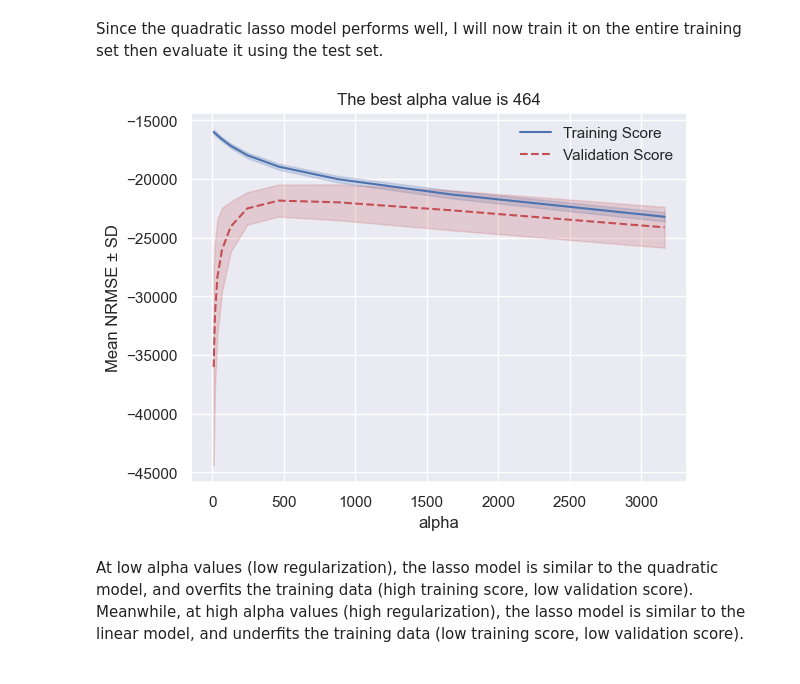
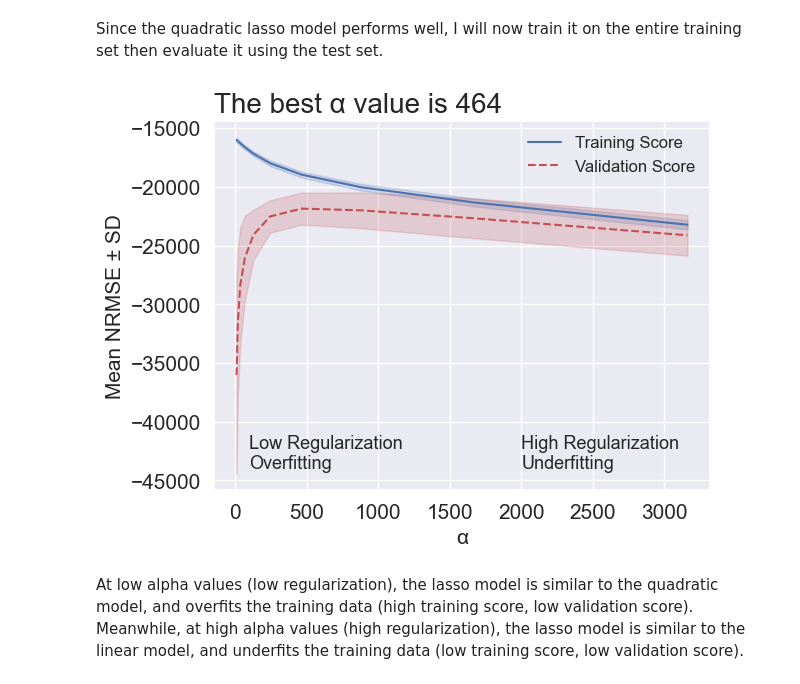
Before and after one commit to blue-fish-0/Data-Analytics-Projects, a Jupyter notebook: House Prices Prediction/house-prices-prediction.ipynb, the cells around one changed output. Cells and saved outputs as stored; diff of their text form; code cells hidden in the pictures.

```diff
--- a/House Prices Prediction/house-prices-prediction.ipynb
+++ b/House Prices Prediction/house-prices-prediction.ipynb
@@ -35,3 +33,13 @@ sns.set_theme()
+# %%
+#Customize graphing settings
+sns.set_theme()
+mpl.rcParams["axes.titlelocation"] = "left"
+mpl.rcParams["axes.titlesize"] = 20
+mpl.rcParams["yaxis.labellocation"] = "center"
+mpl.rcParams["axes.labelsize"] = 15
+mpl.rcParams["xtick.labelsize"] = 15
+mpl.rcParams["ytick.labelsize"] = 15
+mpl.rcParams["font.size"] = 18
 # %%
 def print_X_size(
     name: str, X: pd.DataFrame) -> None:
@@ -233,8 +246,9 @@ def remove_HLP(
     return (X[not_HLP], y[not_HLP])
 # %%
 X_train_old = X_train  # keep a copy to plot the removed HLPs
+contamination_value=0.004
 hlp_pipe = make_pipeline(
-    data_processing, IsolationForest(random_state=42, contamination=0.004)
+    data_processing, IsolationForest(random_state=42, contamination=contamination_value)
 )
 hlp_pipe.fit(X_train)
 X_train, y_train = remove_HLP(hlp_pipe.predict(X_train), X_train, y_train)
@@ -414,50 +422,38 @@ search_pipe = make_pipeline(
 search_pipe.fit(X_train, y_train)
 search = search_pipe["gridsearchcv"]
 # %%
-def validation_curve(
-    search: GridSearchCV, param: str, param_range: list, eval_score: str
-):
-    """
-    Prints out the validation curves for a hyperparameter from GridSearchCV().
-        Parameters:
-            search: A trained GridSearchCV model.
-            param: The name of the hyperparameter that was tuned in GridSearchCV().
-            param_range: The values of the hyperparameter that were tested.
-            eval_score: The score that was used to test the models in GridSearchCV().
-    """
-    best_param = search.best_params_[param]
-    train_mean = search.cv_results_["mean_train_score"]
-    train_std = search.cv_results_["std_train_score"]
-    valid_mean = search.cv_results_["mean_test_score"]
-    valid_std = search.cv_results_["std_test_score"]
+best_param = search.best_params_["alpha"]
+train_mean = search.cv_results_["mean_train_score"]
+train_std = search.cv_results_["std_train_score"]
+valid_mean = search.cv_results_["mean_test_score"]
+valid_std = search.cv_results_["std_test_score"]
 
-    plt.plot(param_range, train_mean, "b-", label="Training Score")
-    plt.fill_between(
-        param_range,
-        train_mean - train_std,
-        train_mean + train_std,
-        color="b",
-        alpha=0.2,
-    )
-    plt.plot(param_range, valid_mean, "r--", label="Validation Score")
-    plt.fill_between(
-        param_range,
-        valid_mean - valid_std,
-        valid_mean + valid_std,
-        color="r",
-        alpha=0.2,
-    )
+plt.plot(param_grid["alpha"], train_mean, "b-", label="Training Score")
+plt.fill_between(
+    param_grid["alpha"],
+    train_mean - train_std,
+    train_mean + train_std,
+    color="b",
+    alpha=0.2,
+)
+plt.plot(param_grid["alpha"], valid_mean, "r--", label="Validation Score")
+plt.fill_between(
+    param_grid["alpha"],
+    valid_mean - valid_std,
+    valid_mean + valid_std,
+    color="r",
+    alpha=0.2,
+)
 
-    plt.title(f"The best {param} value is {int(best_param)}")
-    plt.xlabel(f"{param}")
-    plt.ylabel(f"Mean {eval_score} ± SD")
-    plt.legend(frameon=False)
-    plt.show()
-
-
-validation_curve(search, "alpha", param_grid["alpha"], "NRMSE")
+plt.title(f"The best α value is {int(best_param)}")
+plt.xlabel("α")
+plt.ylabel(f"Mean NRMSE ± SD")
+plt.legend(frameon=False, fontsize=12)
+plt.annotate("Low Regularization\nOverfitting", (100,-44000), fontsize=13)
+plt.annotate("High Regularization\nUnderfitting", (2000,-44000), fontsize=13)
+plt.show()
 # %% [output]
-[figure, old version]
+[figure, new version]
 # %% [markdown]
 At low alpha values (low regularization), the lasso model is similar to the quadratic model, and overfits the training data (high training score, low validation score).
 Meanwhile, at high alpha values (high regularization), the lasso model is similar to the linear model, and underfits the training data (low training score, low validation score).
```
Also changed, not shown: parts of 9 cells of this notebook.
